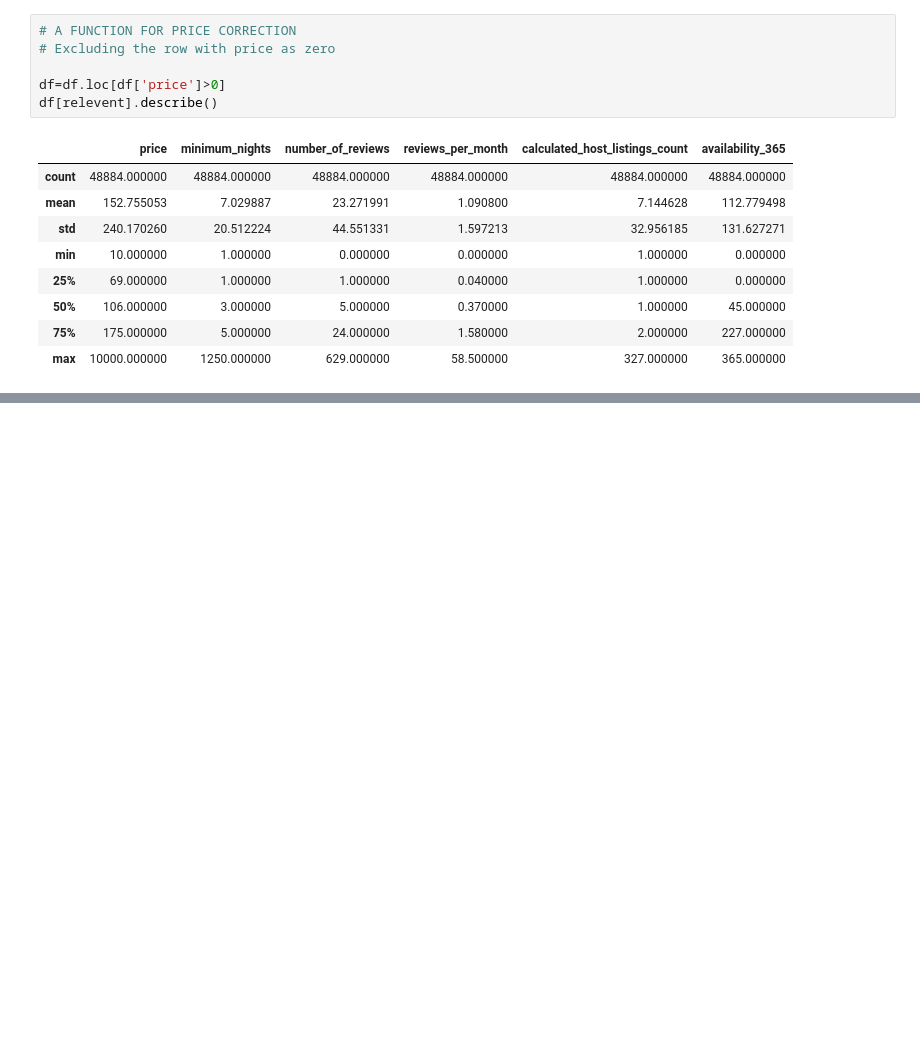
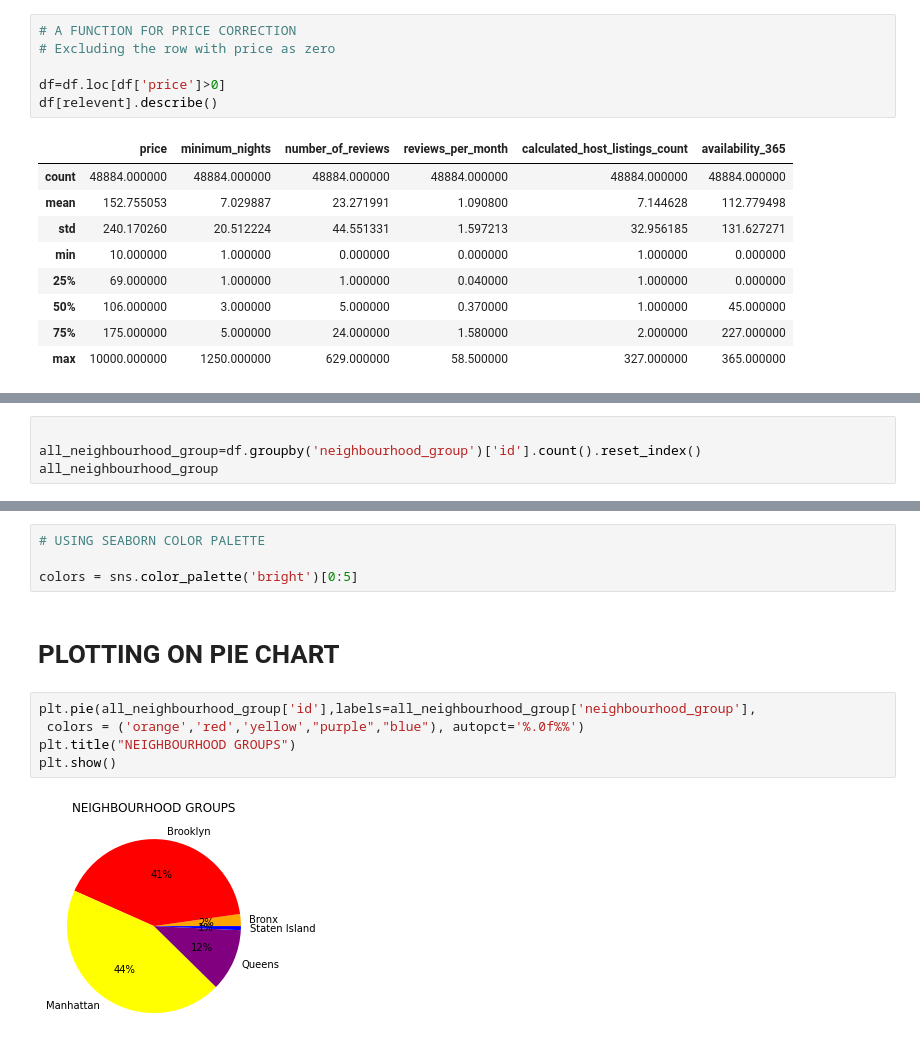
Before and after one commit to ChetanJadhav2341/Airbnb-Bookings-Analysis-EDA, a Jupyter notebook: Airbnb_Bookings_Analysis_Capstone_Project.ipynb, the cells around one changed output, grey strips where cells are left out. Cells and saved outputs as stored; diff of their text form; blank space fills up the shorter version.

```diff
--- a/Airbnb_Bookings_Analysis_Capstone_Project.ipynb
+++ b/Airbnb_Bookings_Analysis_Capstone_Project.ipynb
@@ -205,0 +225,4 @@ df[relevent].describe()
+# %%
+
+all_neighbourhood_group=df.groupby('neighbourhood_group')['id'].count().reset_index()
+all_neighbourhood_group
@@ -205,0 +236,13 @@ df[relevent].describe()
+# %%
+# USING SEABORN COLOR PALETTE
+
+colors = sns.color_palette('bright')[0:5]
+# %% [markdown]
+# **PLOTTING ON PIE CHART**
+# %%
+plt.pie(all_neighbourhood_group['id'],labels=all_neighbourhood_group['neighbourhood_group'],
+ colors = ('orange','red','yellow',"purple","blue"), autopct='%.0f%%')
+plt.title("NEIGHBOURHOOD GROUPS")
+plt.show()
+# %% [output]
+[figure, added]
```
Also changed, not shown: parts of 52 cells of this notebook.
